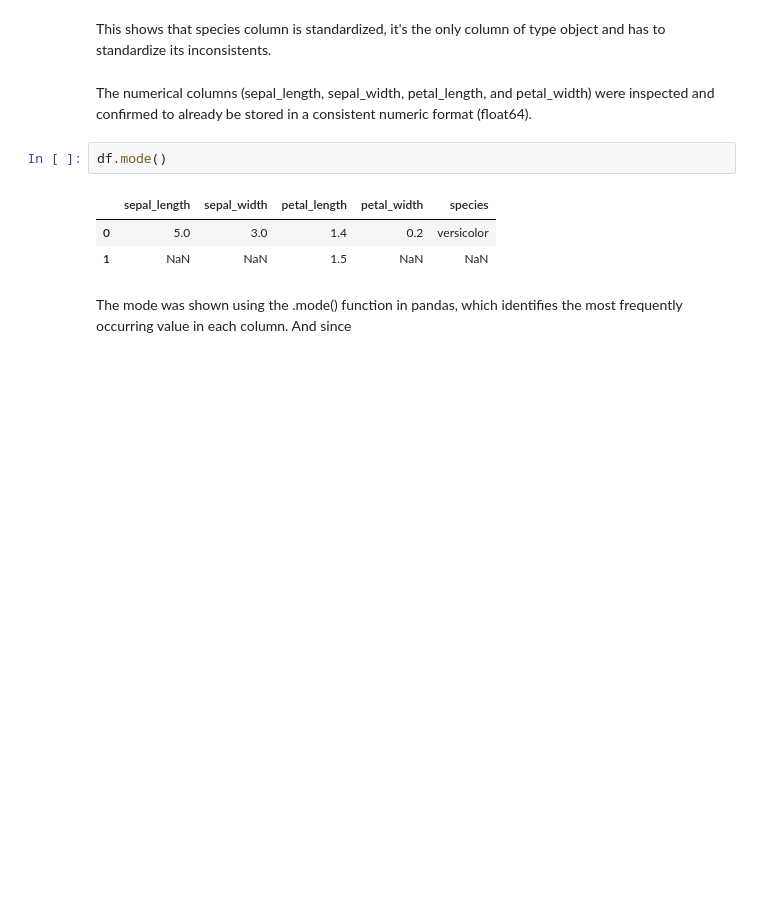
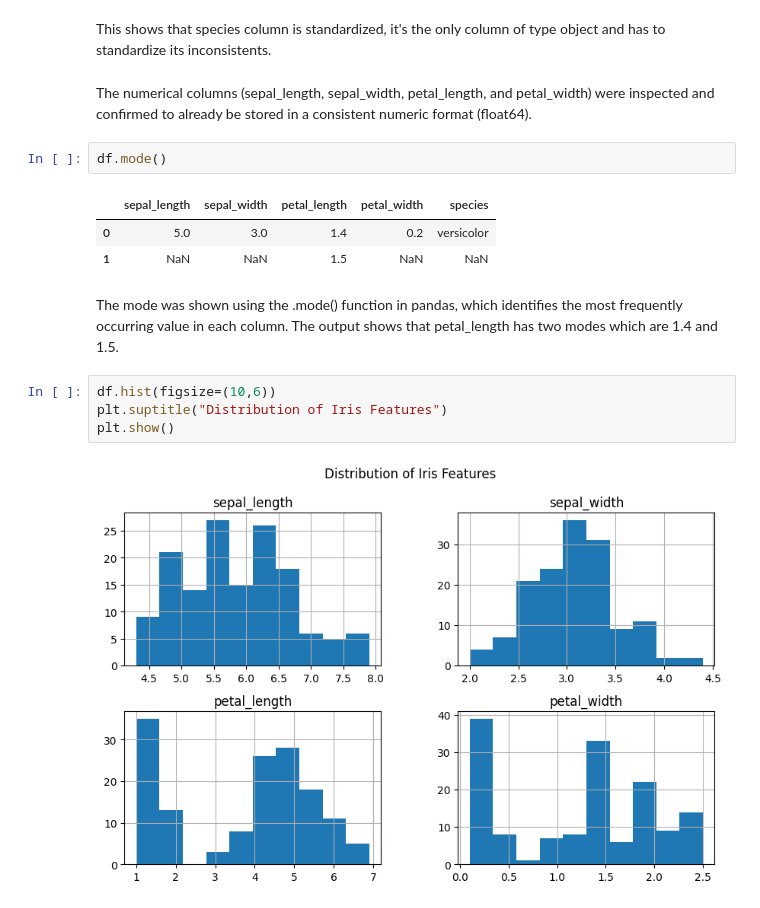
Before and after one commit to mahmoudbassant5-sketch/Codveda, a Jupyter notebook: Level 1 task1.ipynb, the cells around one changed output. Saved outputs shown, nothing was run; the diff lists cells and outputs as text; blank space fills up the shorter version.

```diff
--- a/Level 1 task1.ipynb
+++ b/Level 1 task1.ipynb
@@ -117,4 +119,10 @@ df.mode()
 | 0 | 5.0 | 3.0 | 1.4 | 0.2 | versicolor |
 | 1 | NaN | NaN | 1.5 | NaN | NaN |
 # %% [markdown]
-The mode was shown using the .mode() function in pandas, which identifies the most frequently occurring value in each column. And since
+The mode was shown using the .mode() function in pandas, which identifies the most frequently occurring value in each column. The output shows that petal_length has two modes which are 1.4 and 1.5.
+# %%
+df.hist(figsize=(10,6))
+plt.suptitle("Distribution of Iris Features")
+plt.show()
+# %% [output]
+[figure, added]
```
Also changed, not shown: parts of 5 cells of this notebook.
